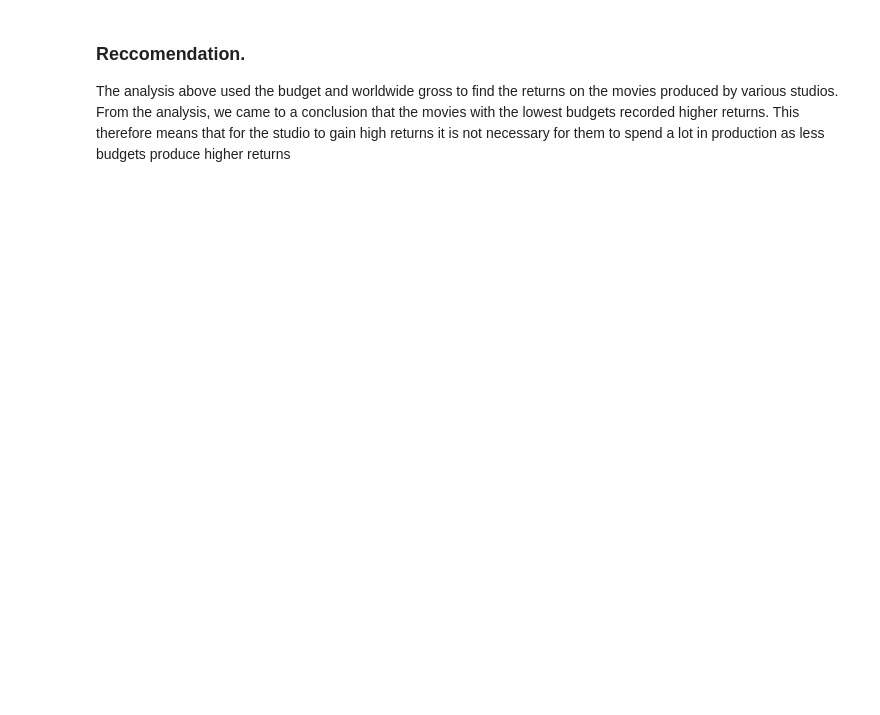
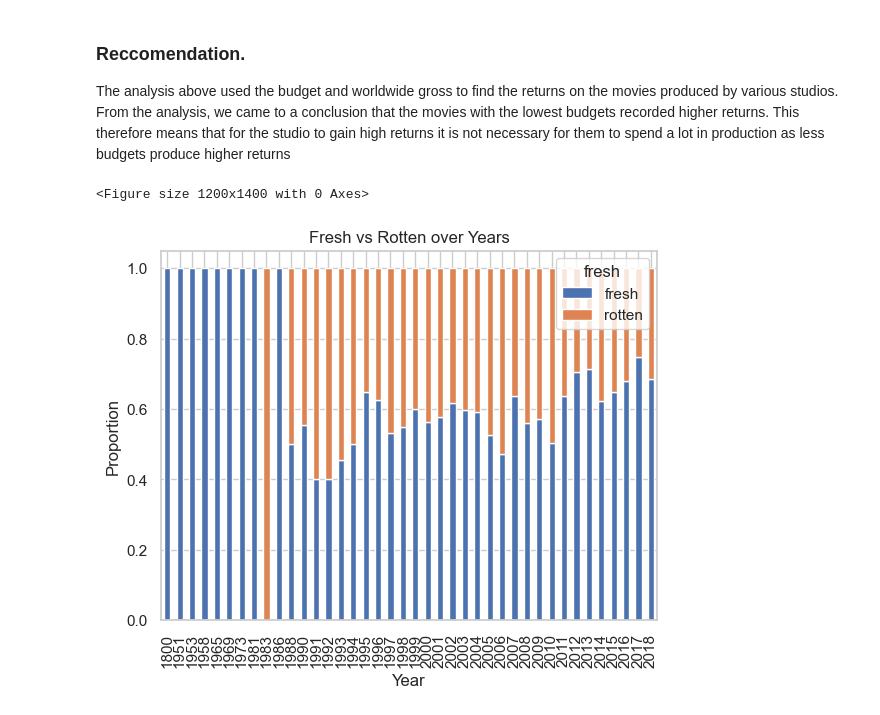
Before and after one commit to Godfrey-249/Phase-2-Project, a Jupyter notebook: Index.ipynb, the cells around one changed output. Drawn from its saved outputs; the diff is of its cells as text; code cells hidden in the pictures; blank space fills up the shorter version.

Commit message:
Adds objectives - Faith

```diff
--- a/Index.ipynb
+++ b/Index.ipynb
@@ -141,3 +141,6 @@ df_RtMovieInfo.head()
 | 2 | 5 | Illeana Douglas delivers a superb... | R | Drama|Musical and Performing Arts | Allison Anders | Allison Anders | Sep 13, 1996 | Apr 18, 2000 | NaN | NaN | ... |
 | 3 | 6 | Michael Douglas runs afoul of a t... | R | Drama|Mystery and Suspense | Barry Levinson | Paul Attanasio|Michael Crichton | Dec 9, 1994 | Aug 27, 1997 | NaN | NaN | ... |
 | 4 | 7 | NaN | NR | Drama|Romance | Rodney Bennett | Giles Cooper | NaN | NaN | NaN | NaN | ... |
+# %%
+df_RtReviews = pd.read_csv("Data/rt.reviews.tsv", sep="\t",encoding='iso-8859-1')
+df_RtReviews.head()
@@ -319,0 +349,4 @@ dtype: int64
+# %%
+df_RtReviews["review"] = df_RtReviews["review"].fillna("Not given")
+df_RtReviews["critic"] = df_RtReviews["critic"].fillna("Unknown")
+df_RtReviews["publisher"] = df_RtReviews["publisher"].fillna("Unknown")
@@ -482,3 +533,17 @@ plt.show()
 The analysis above used the budget and worldwide gross to find the returns on the movies produced by various studios.
 From the analysis, we came to a conclusion that the movies with the lowest budgets recorded higher returns.
 This therefore means that for the studio to gain high returns it is not necessary for them to spend a lot in production as less budgets produce higher returns
+# %%
+# OBJECTIVE 6
+## Understand Genre Performance in terms of ratings
+df_RtReviews['date'] = pd.to_datetime(df_RtReviews['date'], errors='coerce')
+
+plt.figure(figsize=(12,14))
+df_RtReviews.groupby(df_RtReviews['date'].dt.year)['fresh'].value_counts(normalize=True).unstack().plot(kind='bar', stacked=True)
+plt.title('Fresh vs Rotten over Years')
+plt.ylabel('Proportion')
+plt.xlabel('Year')
+plt.show()
+# %% [output]
+<Figure size 1200x1400 with 0 Axes>
+[figure, added]
```
Also changed, not shown: parts of 16 cells of this notebook, 2 other files.
